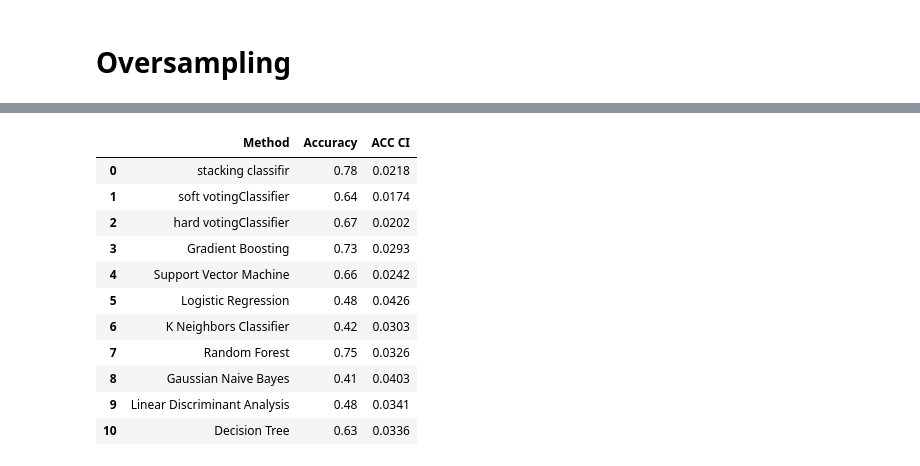
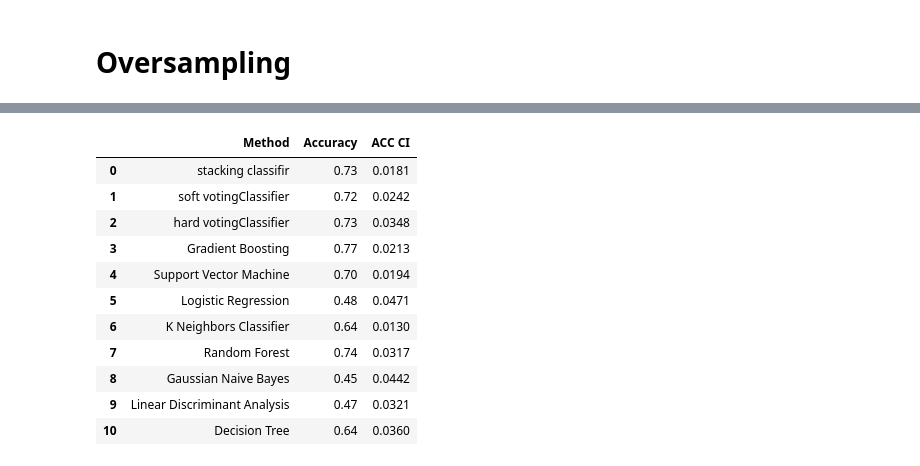
Before and after one commit to aminkhod/kidney_patients_Classification, a Jupyter notebook: kidney_Classification.ipynb, the cells around one changed output, grey strips where cells are left out. Saved outputs shown, nothing was run; the diff lists cells and outputs as text; code cells hidden in the pictures.

```diff
--- a/kidney_Classification.ipynb
+++ b/kidney_Classification.ipynb
@@ -155,6 +176,7 @@ params_NB = {'var_smoothing': np.logspace(0,-9, num=100)}
 print(params_NB)
 
 gs_NB = GridSearchCV(estimator=nb_classifier,
+                     n_jobs=8,
                  refit = True,
                  param_grid=params_NB,
                  cv=5,   # use any cross validation technique
@@ -162,4 +184,5 @@ gs_NB = GridSearchCV(estimator=nb_classifier,
 
 gs_NB.fit(X_train, y_train)
 
-gs_NB.best_params_
+print('Mean Accuracy: %.3f' % gs_NB.best_score_)
+print('Config: %s' % gs_NB.best_params_)
@@ -173,6 +221,7 @@ grid['shrinkage'] = arange(0, 1, 0.01)
 # define model
 model = LinearDiscriminantAnalysis()
 LDA_search = GridSearchCV(model, grid,
+                          n_jobs=8,
                  refit = True,
                  cv=5,
                  verbose=3)
@@ -197,7 +254,7 @@ DT_param = {'criterion': criterion,
                'min_samples_leaf': min_samples_leaf,
                'min_samples_split': min_samples_split}
 
-DT_grid = GridSearchCV(estimator = DT, param_grid = DT_param, refit = True, verbose = 3, cv=5)
+DT_grid = GridSearchCV(estimator = DT, param_grid = DT_param,n_jobs=8, refit = True, verbose = 3, cv=5)
 # fitting the model for grid search
 DT_grid.fit(X_train , y_train)
 DT_grid.best_params_
@@ -325,14 +456,14 @@ methods = ['stacking classifir', 'soft votingClassifier','hard votingClassifier'
 def classifiers(method):
 
     cl1 = LogisticRegression(C= 1000, max_iter= 700, penalty= 'l2', solver= 'sag')
-    cl2 = KNeighborsClassifier(n_neighbors=10)
-    cl3 = RandomForestClassifier(max_depth=30, max_features='auto', min_samples_leaf=1,\
-                                 min_samples_split=2, n_estimators=46)
-    cl4 = GaussianNB(var_smoothing= 0.0008111308307896872)
-    cl5 = LinearDiscriminantAnalysis(solver = 'svd')
-    cl6 = DecisionTreeClassifier(criterion='entropy', max_depth=55, max_features=18,\
-                                 min_samples_leaf=1, min_samples_split=2)
-    cl7 = SVC(C=100, gamma=1, kernel='rbf',probability=True)
+    cl2 = KNeighborsClassifier(leaf_size=1, metric='manhattan', n_neighbors=18, p=1)
+    cl3 = RandomForestClassifier(max_depth=40, max_features='sqrt', min_samples_leaf=4,\
+                                 min_samples_split=4, n_estimators=31)
+    cl4 = GaussianNB(var_smoothing= 1.0)
+    cl5 = LinearDiscriminantAnalysis(shrinkage=0.03, solver = 'lsqr')
+    cl6 = DecisionTreeClassifier(criterion='gini', max_depth=40, max_features=18,\
+                                 min_samples_leaf=25, min_samples_split=4)
+    cl7 = SVC(C=1000, gamma=0.01, kernel='rbf',probability=True)
     cl8 = GradientBoostingClassifier(max_depth=55, max_features=5, min_samples_leaf=20,\
                                  min_samples_split=30, n_estimators=46)
 
@@ -345,25 +476,24 @@ def classifiers(method):
         CL = LogisticRegression(C= 1000, max_iter= 700, penalty= 'l2', solver= 'sag')
 
     if method == 'K Neighbors Classifier':
-        CL = KNeighborsClassifier(n_neighbors=10)
+        CL = KNeighborsClassifier(leaf_size=1, metric='manhattan', n_neighbors=18, p=1)
 
     if method == 'Random Forest':
-        CL = RandomForestClassifier(max_depth=30, max_features='auto', min_samples_leaf=1,\
-                                 min_samples_split=2, n_estimators=46)
+        CL = RandomForestClassifier(max_depth=40, max_features='sqrt', min_samples_leaf=4,\
+                                 min_samples_split=4, n_estimators=31)
 
     if method == 'Gaussian Naive Bayes':
-        CL = GaussianNB(var_smoothing= 0.0008111308307896872)
+        CL = GaussianNB(var_smoothing= 1.0)
 
     if method == 'Linear Discriminant Analysis':
-        CL = LinearDiscriminantAnalysis(solver = 'svd')
+        CL = LinearDiscriminantAnalysis(shrinkage=0.03, solver = 'lsqr')
 
     if method == 'Decision Tree':
-        CL = DecisionTreeClassifier(criterion='entropy', max_depth=55, max_features=18,\
-                                 min_samples_leaf=1, min_samples_split=2)
+        CL = DecisionTreeClassifier(criterion='gini', max_depth=40, max_features=18,\
+                                 min_samples_leaf=25, min_samples_split=4)
 
     if method == 'Support Vector Machine':
-        CL = SVC(C=100, gamma=1, kernel='rbf',probability=True)
-#         class_weight='balanced', C=1.0
+        CL = SVC(C=1000, gamma=0.01, kernel='rbf',probability=True)
 
     if method == 'Gradient Boosting':
         CL = GradientBoostingClassifier(max_depth=55, max_features=5, min_samples_leaf=20,\
@@ -371,7 +501,7 @@ def classifiers(method):
 
     if method == 'soft votingClassifier':
         CL = VotingClassifier(estimators=estimator, voting='soft',\
-                              weights=[.096, 0.98, 0.7, 0.94, 0.96, 0.55, 0.7, 0.9])
+                              weights=[.096, 0.98, 0.7, 0.95, 0.96, 0.55, 0.7, 0.9])
 
     if method == 'hard votingClassifier':
         CL = VotingClassifier(estimators=estimator, voting='hard')
@@ -611,19 +747,19 @@ result
 # %%
 # # result = []
 # result = pd.DataFrame(result1)
 # result['Method'],result['Accuracy'],result['ACC CI'] = methodList,accRes,accConf
-result.to_excel('kidney_Classification_Result_preprocess before oversampling.xlsx',index=False)
+result.to_excel('kidney_Classification_Result_tune without oversampling.xlsx',index=False)
 result
 # %% [output]
 |  | Method | Accuracy | ACC CI |
-| 0 | stacking classifir | 0.78 | 0.0218 |
-| 1 | soft votingClassifier | 0.64 | 0.0174 |
-| 2 | hard votingClassifier | 0.67 | 0.0202 |
-| 3 | Gradient Boosting | 0.73 | 0.0293 |
-| 4 | Support Vector Machine | 0.66 | 0.0242 |
-| 5 | Logistic Regression | 0.48 | 0.0426 |
-| 6 | K Neighbors Classifier | 0.42 | 0.0303 |
-| 7 | Random Forest | 0.75 | 0.0326 |
-| 8 | Gaussian Naive Bayes | 0.41 | 0.0403 |
-| 9 | Linear Discriminant Analysis | 0.48 | 0.0341 |
-| 10 | Decision Tree | 0.63 | 0.0336 |
+| 0 | stacking classifir | 0.73 | 0.0181 |
+| 1 | soft votingClassifier | 0.72 | 0.0242 |
+| 2 | hard votingClassifier | 0.73 | 0.0348 |
+| 3 | Gradient Boosting | 0.77 | 0.0213 |
+| 4 | Support Vector Machine | 0.70 | 0.0194 |
+| 5 | Logistic Regression | 0.48 | 0.0471 |
+| 6 | K Neighbors Classifier | 0.64 | 0.0130 |
+| 7 | Random Forest | 0.74 | 0.0317 |
+| 8 | Gaussian Naive Bayes | 0.45 | 0.0442 |
+| 9 | Linear Discriminant Analysis | 0.47 | 0.0321 |
+| 10 | Decision Tree | 0.64 | 0.0360 |
```
Also changed, not shown: parts of 13 cells of this notebook, 4 other files.
